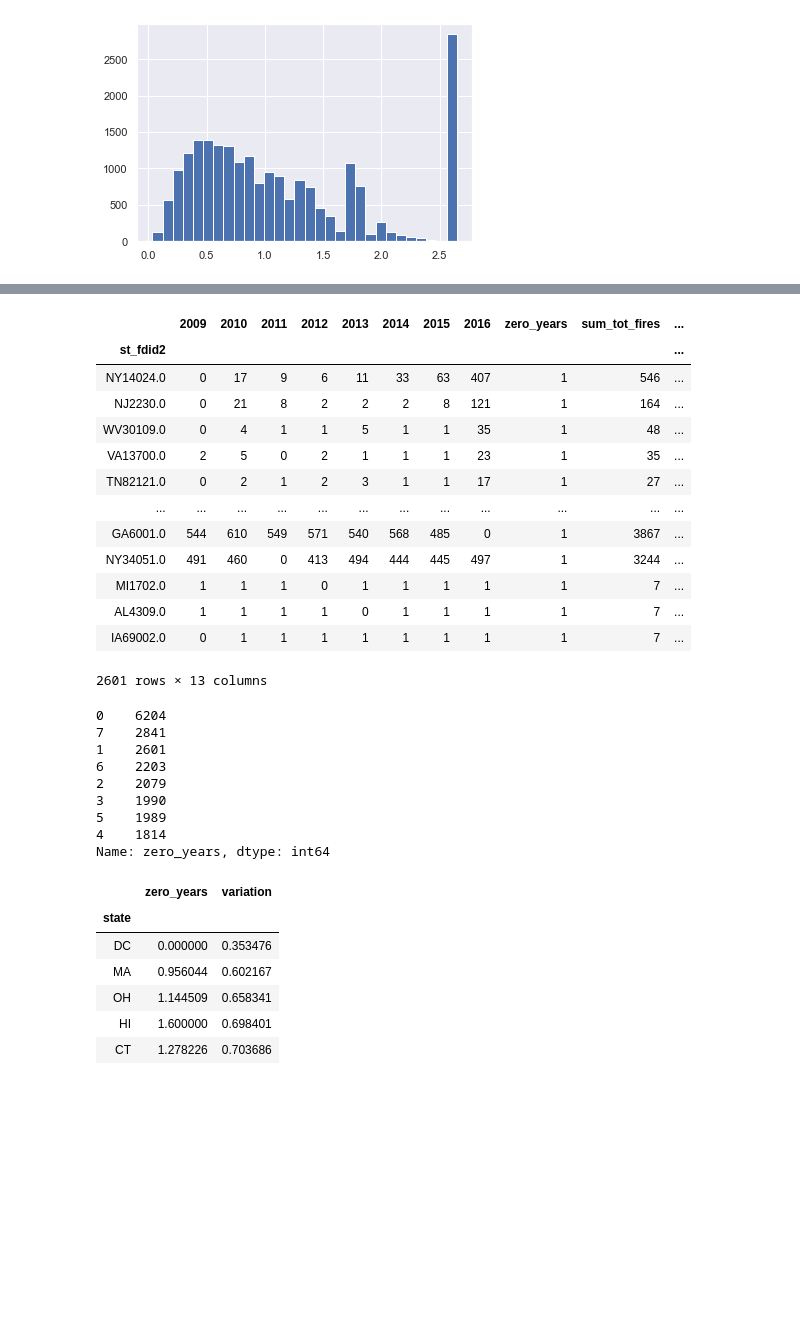
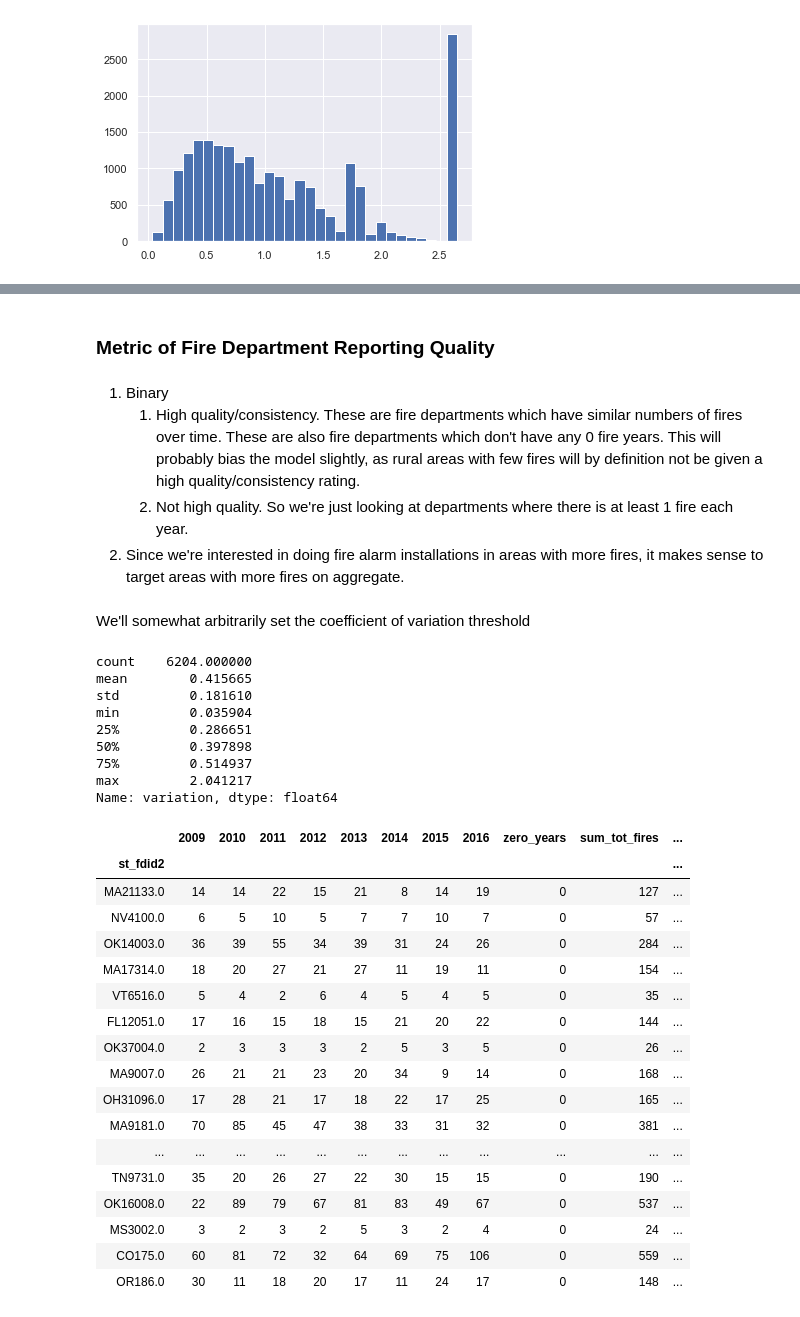
Before and after one commit to DataKind-DC/rcp2, a Jupyter notebook: notebooks/thw_1.1_fire_station_EDA.ipynb, the cells around one changed output, grey strips where cells are left out. Cells and saved outputs as stored; diff of their text form; code cells hidden in the pictures; blank space fills up the shorter version.

```diff
--- a/notebooks/thw_1.1_fire_station_EDA.ipynb
+++ b/notebooks/thw_1.1_fire_station_EDA.ipynb
@@ -241,29 +309,21 @@ df['variation'].hist(bins=30)
+# %% [markdown]
+### Metric of Fire Department Reporting Quality
+# %% [markdown]
+1. Binary
+    1. High quality/consistency. These are fire departments which have similar numbers of fires over time. These are also fire departments which don't have any 0 fire years. This will probably bias the model slightly, as rural areas with few fires will by definition not be given a high quality/consistency rating.
+    2. Not high quality. So we're just looking at departments where there is at least 1 fire each year.
+2. Since we're interested in doing fire alarm installations in areas with more fires, it makes sense to target areas with more fires on aggregate.
+# %% [markdown]
+We'll somewhat arbitrarily set the coefficient of variation threshold
 # %%
-df[df['zero_years']==1].sort_values('variation',ascending=False)
+df[df['zero_years']==0]['variation'].describe()
 # %% [output]
-|  | 2009 | 2010 | 2011 | 2012 | 2013 | 2014 | 2015 | 2016 | zero_years | sum_tot_fires | ... |
-| st_fdid2 |  |  |  |  |  |  |  |  |  |  | ... |
-| NY14024.0 | 0 | 17 | 9 | 6 | 11 | 33 | 63 | 407 | 1 | 546 | ... |
-| NJ2230.0 | 0 | 21 | 8 | 2 | 2 | 2 | 8 | 121 | 1 | 164 | ... |
-| WV30109.0 | 0 | 4 | 1 | 1 | 5 | 1 | 1 | 35 | 1 | 48 | ... |
-| VA13700.0 | 2 | 5 | 0 | 2 | 1 | 1 | 1 | 23 | 1 | 35 | ... |
-| TN82121.0 | 0 | 2 | 1 | 2 | 3 | 1 | 1 | 17 | 1 | 27 | ... |
-| ... | ... | ... | ... | ... | ... | ... | ... | ... | ... | ... | ... |
-| GA6001.0 | 544 | 610 | 549 | 571 | 540 | 568 | 485 | 0 | 1 | 3867 | ... |
-| NY34051.0 | 491 | 460 | 0 | 413 | 494 | 444 | 445 | 497 | 1 | 3244 | ... |
-| MI1702.0 | 1 | 1 | 1 | 0 | 1 | 1 | 1 | 1 | 1 | 7 | ... |
-| AL4309.0 | 1 | 1 | 1 | 1 | 0 | 1 | 1 | 1 | 1 | 7 | ... |
-| IA69002.0 | 0 | 1 | 1 | 1 | 1 | 1 | 1 | 1 | 1 | 7 | ... |
-2601 rows × 13 columns
+count    6204.000000
+mean        0.415665
+std         0.181610
+min         0.035904
+25%         0.286651
+50%         0.397898
+75%         0.514937
+max         2.041217
+Name: variation, dtype: float64
-# %%
-df['zero_years'].value_counts()
-# %% [output]
-0    6204
-7    2841
-1    2601
-6    2203
-2    2079
-3    1990
-5    1989
-4    1814
-Name: zero_years, dtype: int64
@@ -272,10 +330,22 @@ test = df.groupby('state')
-# %%
-df.groupby('state').mean()[['zero_years','variation']].sort_values('variation').head()
-# %% [output]
-|  | zero_years | variation |
-| state |  |  |
-| DC | 0.000000 | 0.353476 |
-| MA | 0.956044 | 0.602167 |
-| OH | 1.144509 | 0.658341 |
-| HI | 1.600000 | 0.698401 |
-| CT | 1.278226 | 0.703686 |
+# %%
+mask = (df['zero_years']==0) & (df['variation'] < .4)
+df[mask].sample(5)
+# %% [output]
+|  | 2009 | 2010 | 2011 | 2012 | 2013 | 2014 | 2015 | 2016 | zero_years | sum_tot_fires | ... |
+| st_fdid2 |  |  |  |  |  |  |  |  |  |  | ... |
+| MA21133.0 | 14 | 14 | 22 | 15 | 21 | 8 | 14 | 19 | 0 | 127 | ... |
+| NV4100.0 | 6 | 5 | 10 | 5 | 7 | 7 | 10 | 7 | 0 | 57 | ... |
+| OK14003.0 | 36 | 39 | 55 | 34 | 39 | 31 | 24 | 26 | 0 | 284 | ... |
+| MA17314.0 | 18 | 20 | 27 | 21 | 27 | 11 | 19 | 11 | 0 | 154 | ... |
+| VT6516.0 | 5 | 4 | 2 | 6 | 4 | 5 | 4 | 5 | 0 | 35 | ... |
+| FL12051.0 | 17 | 16 | 15 | 18 | 15 | 21 | 20 | 22 | 0 | 144 | ... |
+| OK37004.0 | 2 | 3 | 3 | 3 | 2 | 5 | 3 | 5 | 0 | 26 | ... |
+| MA9007.0 | 26 | 21 | 21 | 23 | 20 | 34 | 9 | 14 | 0 | 168 | ... |
+| OH31096.0 | 17 | 28 | 21 | 17 | 18 | 22 | 17 | 25 | 0 | 165 | ... |
+| MA9181.0 | 70 | 85 | 45 | 47 | 38 | 33 | 31 | 32 | 0 | 381 | ... |
+| ... | ... | ... | ... | ... | ... | ... | ... | ... | ... | ... | ... |
+| TN9731.0 | 35 | 20 | 26 | 27 | 22 | 30 | 15 | 15 | 0 | 190 | ... |
+| OK16008.0 | 22 | 89 | 79 | 67 | 81 | 83 | 49 | 67 | 0 | 537 | ... |
+| MS3002.0 | 3 | 2 | 3 | 2 | 5 | 3 | 2 | 4 | 0 | 24 | ... |
+| CO175.0 | 60 | 81 | 72 | 32 | 64 | 69 | 75 | 106 | 0 | 559 | ... |
+| OR186.0 | 30 | 11 | 18 | 20 | 17 | 11 | 24 | 17 | 0 | 148 | ... |
```
Also changed, not shown: parts of 20 cells of this notebook.
